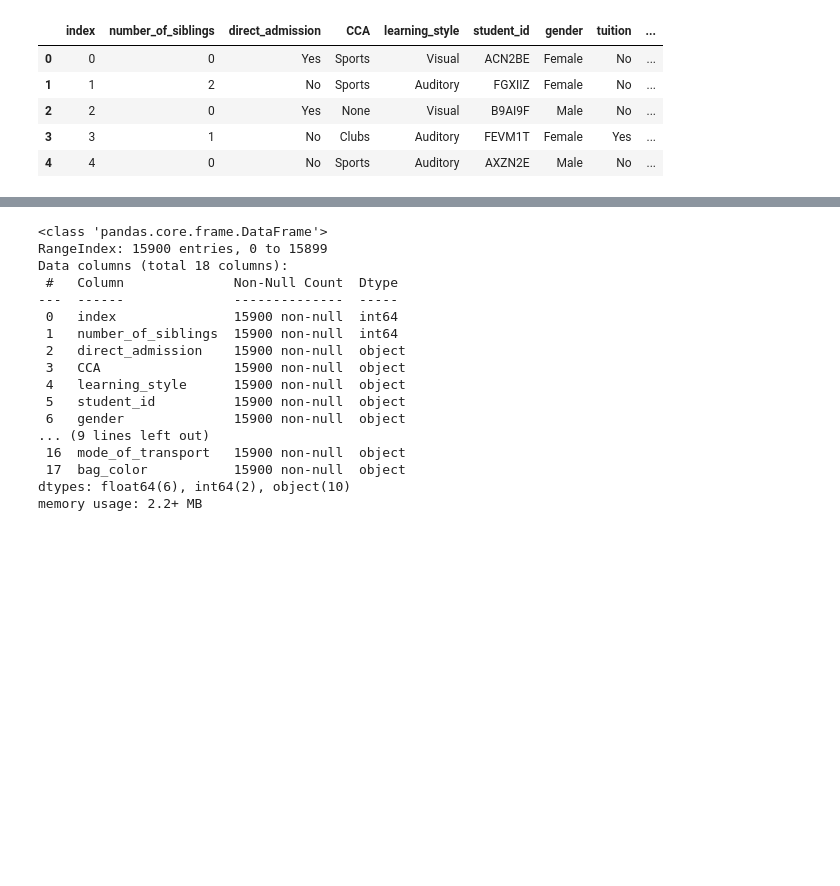
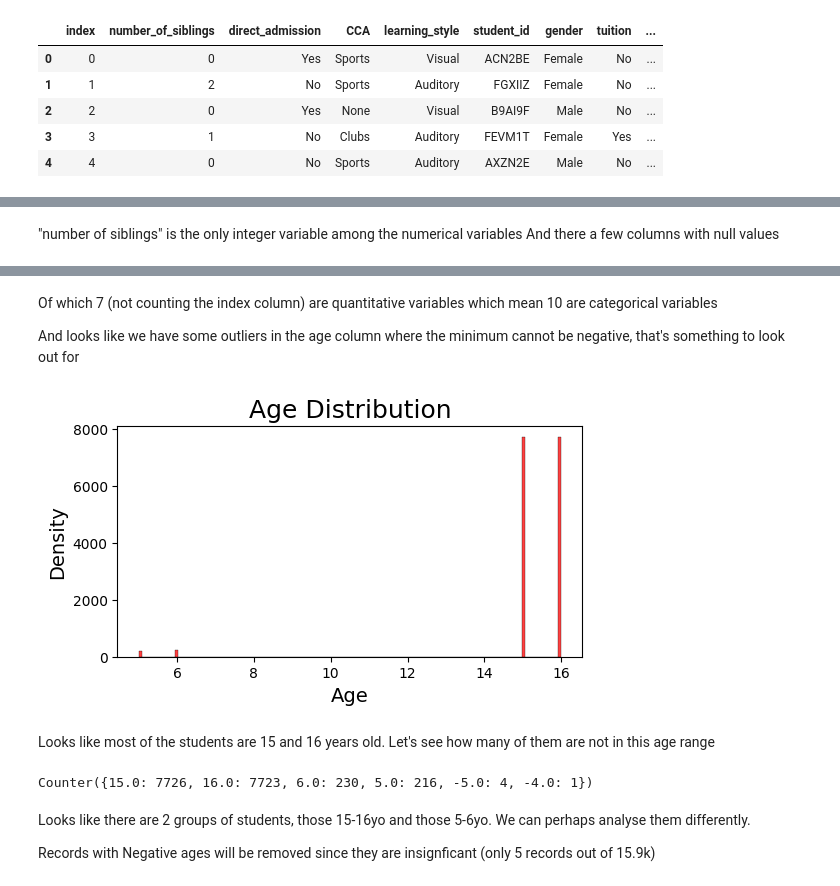
Before and after one commit to raytrk/Projects, a Jupyter notebook: Python/AIAP_PYS/eda.ipynb, the cells around one changed output, grey strips where cells are left out. Drawn from its saved outputs; the diff is of its cells as text; code cells hidden in the pictures; blank space fills up the shorter version.

```diff
--- a/Python/AIAP_PYS/eda.ipynb
+++ b/Python/AIAP_PYS/eda.ipynb
@@ -50,3 +97,6 @@ df.head()
+# %% [markdown]
+"number of siblings" is the only integer variable among the numerical variables
+And there a few columns with null values
 # %%
 #Explore the score table
 df.describe()
@@ -60,24 +110,32 @@ df.describe()
 | 50% | 7949.500000 | 1.000000 | 68.000000 | 14.000000 | 8.000000 | 15.000000 | 9.000000 | 95.000000 |
 | 75% | 11924.250000 | 1.000000 | 78.000000 | 18.000000 | 13.000000 | 16.000000 | 14.000000 | 97.000000 |
 | max | 15899.000000 | 2.000000 | 100.000000 | 31.000000 | 31.000000 | 16.000000 | 20.000000 | 100.000000 |
-# %%
-#Explore the score table
-df.info()
-# %% [output]
-<class 'pandas.core.frame.DataFrame'>
-RangeIndex: 15900 entries, 0 to 15899
-Data columns (total 18 columns):
- #   Column              Non-Null Count  Dtype
----  ------              --------------  -----
- 0   index               15900 non-null  int64
- 1   number_of_siblings  15900 non-null  int64
- 2   direct_admission    15900 non-null  object
- 3   CCA                 15900 non-null  object
- 4   learning_style      15900 non-null  object
- 5   student_id          15900 non-null  object
- 6   gender              15900 non-null  object
-... (9 lines left out)
- 16  mode_of_transport   15900 non-null  object
- 17  bag_color           15900 non-null  object
-dtypes: float64(6), int64(2), object(10)
-memory usage: 2.2+ MB
+# %% [markdown]
+Of which 7 (not counting the index column) are quantitative variables which mean 10 are categorical variables
+
+And looks like we have some outliers in the age column where the minimum cannot be negative, that's something to look out for
+# %%
+import seaborn as sns
+import matplotlib.pyplot as plt
+
+plt.figure(figsize=(6,3))
+sns.histplot(df.age,color='r')
+plt.title('Age Distribution',size=18)
+plt.xlabel('Age',size=14)
+plt.ylabel('Density',size=14)
+plt.show()
+# %% [output]
+[figure, added]
+# %% [markdown]
+Looks like most of the students are 15 and 16 years old. Let's see how many of them are not in this age range
+# %%
+from collections import Counter
+
+count = Counter(df.age)
+count
+# %% [output]
+Counter({15.0: 7726, 16.0: 7723, 6.0: 230, 5.0: 216, -5.0: 4, -4.0: 1})
+# %% [markdown]
+Looks like there are 2 groups of students, those 15-16yo and those 5-6yo. We can perhaps analyse them differently.
+
+Records with Negative ages will be removed since they are insignficant (only 5 records out of 15.9k)
```
Also changed, not shown: parts of 25 cells of this notebook, 10 other files.
